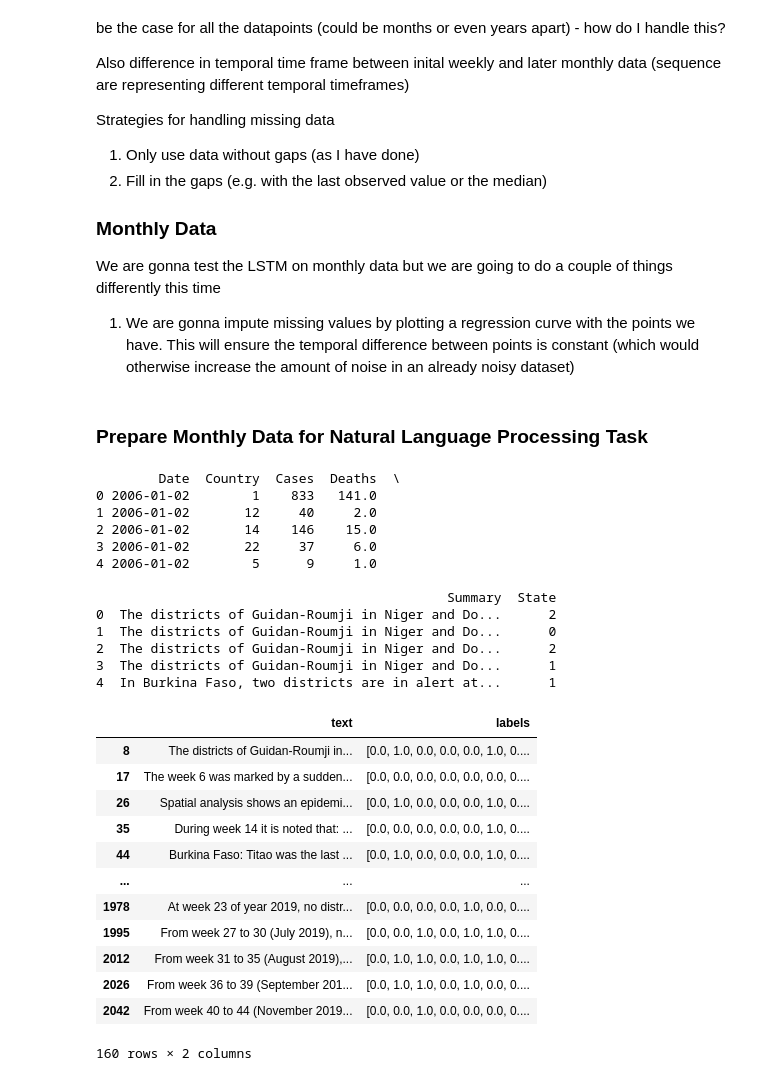
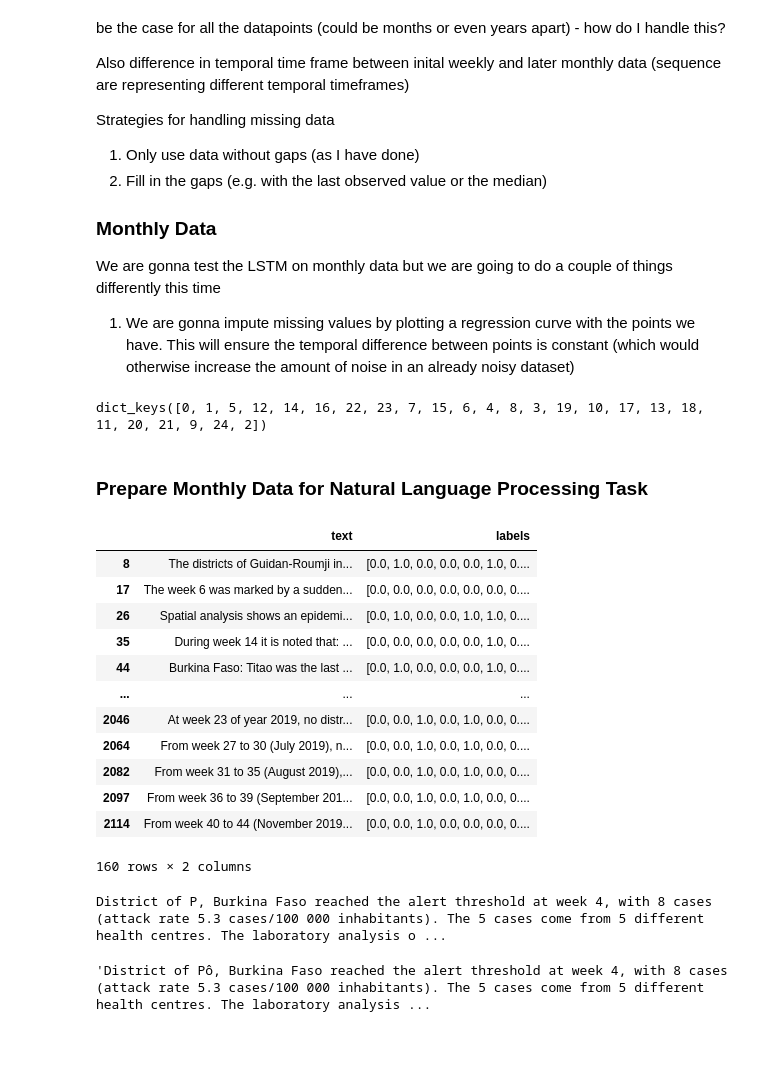
Before and after one commit to amirgamil/Meningitis-Analysis, a Jupyter notebook: Code/data_preprocessing.ipynb, the cells around one changed output. Cells and saved outputs as stored; diff of their text form; code cells hidden in the pictures; blank space fills up the shorter version.

```diff
--- a/Code/data_preprocessing.ipynb
+++ b/Code/data_preprocessing.ipynb
@@ -238,7 +253,7 @@ To determine the threshold for each country (i.e. no. of cases for each country
 2 = high
 # %%
 #what to do data with thresholds of 0,0? For now drop
-_, thresholds_weekly_data = time_series_to_dict(data, True)
+thresholds_weekly_data = get_thresholds(data)
 for country, thresholds in thresholds_weekly_data.items():
     #*NOTE updated thresholds which are now ignored to include 0 and 1 or 0 and 2
     if (thresholds[0] == 0 and thresholds[1] == 0) or (thresholds[0] == 0 and thresholds[1] <= 2):
@@ -246,7 +261,8 @@ for country, thresholds in thresholds_weekly_data.items():
         data = data.drop(indexNames, axis=0)
         print(country)
 
-weekly_data_dict, thresholds_weekly_data = time_series_to_dict(data, True)
+weekly_data_dict = time_series_to_dict(data)
+thresholds_weekly_data = get_thresholds(data)
 
 data["State"] = 0
 def find_state(country_threshold_list, no_cases):
@@ -261,10 +277,11 @@ def find_state(country_threshold_list, no_cases):
 #find the state for each country by comparing the number of cases to the corresponding thresholds
 data["State"] = data.apply(lambda x: find_state(thresholds_weekly_data[x["Country"]], x["Cases"]) ,axis=1)
 data.head()
-scaler = MinMaxScaler()
-scaled_data = data.copy()
-scaled_data[["Cases", "Deaths"]] = scaler.fit_transform(scaled_data[["Cases", "Deaths"]])
-scaled_data.head()
-weekly_data_dict_scaled, thresholds_weekly_data_scaled = time_series_to_dict(scaled_data, True)
+# scaler = MinMaxScaler()
+# scaled_data = data.copy()
+# scaled_data[["Cases", "Deaths"]] = scaler.fit_transform(scaled_data[["Cases", "Deaths"]])
+# scaled_data.head()
+# weekly_data_dict_scaled = time_series_to_dict(scaled_data)
+#thresholds_weekly_data_scaled = get_thresholds(scaled_data)
 print(weekly_data_dict)
 # %% [output]
@@ -350,7 +369,7 @@ We are gonna test the LSTM on monthly data but we are going to do a couple of th
 # %%
 new_monthly_data = pd.read_csv("../Current_Data/Month_data.csv", usecols=['Country','Date','Cases','Deaths','Summary'],
 parse_dates=["Date"])
-_, monthly_thresholds_all = time_series_to_dict(new_monthly_data, thresholds_needed=True)
+monthly_thresholds_all = get_thresholds(new_monthly_data)
 for country, thresholds in monthly_thresholds_all.items():
     #*NOTE updated thresholds which are now ignored to include 0 and 1 or 0 and 2
     if (thresholds[0] == 0 and thresholds[1] == 0) or (thresholds[0] == 0 and thresholds[1] <= 2):
@@ -360,6 +379,9 @@ for country, thresholds in monthly_thresholds_all.items():
 new_monthly_data = new_monthly_data.loc[new_monthly_data["Date"].dt.year != 2005]
 new_monthly_data = new_monthly_data.set_index("Date", drop=True)
 all_dates = list(pd.date_range("2006-1-31", periods=12*14, freq="M").values)
+print(monthly_thresholds_all.keys())
+# %% [output]
+dict_keys([0, 1, 5, 12, 14, 16, 22, 23, 7, 15, 6, 4, 8, 3, 19, 10, 17, 13, 18, 11, 20, 21, 9, 24, 2])
 # %%
 month_data = pd.DataFrame(columns=["Date", "Country", "Cases"])
 #impute missing values
@@ -430,60 +451,47 @@ def prepare_df_to_lang(df):
     summary = df.iloc[0]["Summary"]
     total = len(summary.split())
     curr_date = df.iloc[0]["Date"]
     max_length = 0
     #array of length 20 that will contain the state for each country at each specific index e.g. 0 benin 1 bukinra
     #would be [0, 1 etc..]
     curr_label = np.zeros(20)
     for index, row in df.iterrows():
         if row["Date"] != curr_date:
             #saved current data before resetting it
             summary_state.loc[index] = [summary] + [state_total] + [state_count] + [round(state_total/state_count)]
             multi_label_classification.loc[index] = [summary] + [curr_label]
             #reset the data
             curr_label = np.zeros(20)
             state_count = 1
             state_total = row["State"]
             summary = row["Summary"]
             curr_date = row["Date"]
             total += len(summary.split())
         else:
             state_count += 1
             state_total += row["State"]
             max_length = len(summary.split()) if len(summary.split()) > max_length else max_length
             #access correct index of curr_label by checking corresponding index from countries_monthly
             curr_index = np.where(countries_monthly==row["Country"])
             curr_label[curr_index] = 1 if row["State"] == 1 or row["State"] == 2 else 0
     return (summary_state, multi_label_classification)
-print(new_monthly_data.head())
+
 _, multi_label_classification = prepare_df_to_lang(new_monthly_data)
-multi_label_classification.to_csv("multilabel_classification", index=False)
+multi_label_classification.to_csv("Text Information Extraction/multilabel_classification.csv", index=False)
 multi_label_classification
 # %% [output]
+|  | text | labels |
+| 8 | The districts of Guidan-Roumji in... | [0.0, 1.0, 0.0, 0.0, 0.0, 1.0, 0.... |
+| 17 | The week 6 was marked by a sudden... | [0.0, 0.0, 0.0, 0.0, 0.0, 0.0, 0.... |
+| 26 | Spatial analysis shows an epidemi... | [0.0, 1.0, 0.0, 0.0, 1.0, 1.0, 0.... |
+| 35 | During week 14 it is noted that: ... | [0.0, 0.0, 0.0, 0.0, 0.0, 1.0, 0.... |
+| 44 | Burkina Faso: Titao was the last ... | [0.0, 1.0, 0.0, 0.0, 0.0, 1.0, 0.... |
+| ... | ... | ... |
+| 2046 | At week 23 of year 2019, no distr... | [0.0, 0.0, 1.0, 0.0, 1.0, 0.0, 0.... |
+| 2064 | From week 27 to 30 (July 2019), n... | [0.0, 0.0, 1.0, 0.0, 1.0, 0.0, 0.... |
+| 2082 | From week 31 to 35 (August 2019),... | [0.0, 0.0, 1.0, 0.0, 1.0, 0.0, 0.... |
+| 2097 | From week 36 to 39 (September 201... | [0.0, 0.0, 1.0, 0.0, 1.0, 0.0, 0.... |
+| 2114 | From week 40 to 44 (November 2019... | [0.0, 0.0, 1.0, 0.0, 0.0, 0.0, 0.... |
-        Date  Country  Cases  Deaths  \
-0 2006-01-02        1    833   141.0
-1 2006-01-02       12     40     2.0
-2 2006-01-02       14    146    15.0
-3 2006-01-02       22     37     6.0
-4 2006-01-02        5      9     1.0
-
-                                             Summary  State
-0  The districts of Guidan-Roumji in Niger and Do...      2
-1  The districts of Guidan-Roumji in Niger and Do...      0
-2  The districts of Guidan-Roumji in Niger and Do...      2
-3  The districts of Guidan-Roumji in Niger and Do...      1
-4  In Burkina Faso, two districts are in alert at...      1
+160 rows × 2 columns
-|  | text | labels |
-| 8 | The districts of Guidan-Roumji in... | [0.0, 1.0, 0.0, 0.0, 0.0, 1.0, 0.... |
-| 17 | The week 6 was marked by a sudden... | [0.0, 0.0, 0.0, 0.0, 0.0, 0.0, 0.... |
-| 26 | Spatial analysis shows an epidemi... | [0.0, 1.0, 0.0, 0.0, 0.0, 1.0, 0.... |
-| 35 | During week 14 it is noted that: ... | [0.0, 0.0, 0.0, 0.0, 0.0, 1.0, 0.... |
-| 44 | Burkina Faso: Titao was the last ... | [0.0, 1.0, 0.0, 0.0, 0.0, 1.0, 0.... |
-| ... | ... | ... |
-| 1978 | At week 23 of year 2019, no distr... | [0.0, 0.0, 0.0, 0.0, 1.0, 0.0, 0.... |
-| 1995 | From week 27 to 30 (July 2019), n... | [0.0, 0.0, 1.0, 0.0, 1.0, 1.0, 0.... |
-| 2012 | From week 31 to 35 (August 2019),... | [0.0, 1.0, 1.0, 0.0, 1.0, 1.0, 0.... |
-| 2026 | From week 36 to 39 (September 201... | [0.0, 1.0, 1.0, 0.0, 1.0, 0.0, 0.... |
-| 2042 | From week 40 to 44 (November 2019... | [0.0, 0.0, 1.0, 0.0, 0.0, 0.0, 0.... |
-160 rows × 2 columns
 # %%
 #Preparing weekly data to see if there will be a difference in the multilabel classification accuracy
@@ -492,0 +503,6 @@ multi_label_classification_weekly.to_csv("Text Information Extraction/multilabel
+# %%
+print(multi_label_classification_weekly.iloc[3]["text"])
+data.iloc[24]["Summary"]
+# %% [output]
+District of P, Burkina Faso reached the alert threshold at week 4, with 8 cases (attack rate 5.3 cases/100 000 inhabitants). The 5 cases come from 5 different health centres. The laboratory analysis o ...
+'District of Pô, Burkina Faso reached the alert threshold at week 4, with 8 cases (attack rate 5.3 cases/100 000 inhabitants). The 5 cases come from 5 different health centres. The laboratory analysis ...
```
Also changed, not shown: parts of 7 cells of this notebook, 4 other files.
